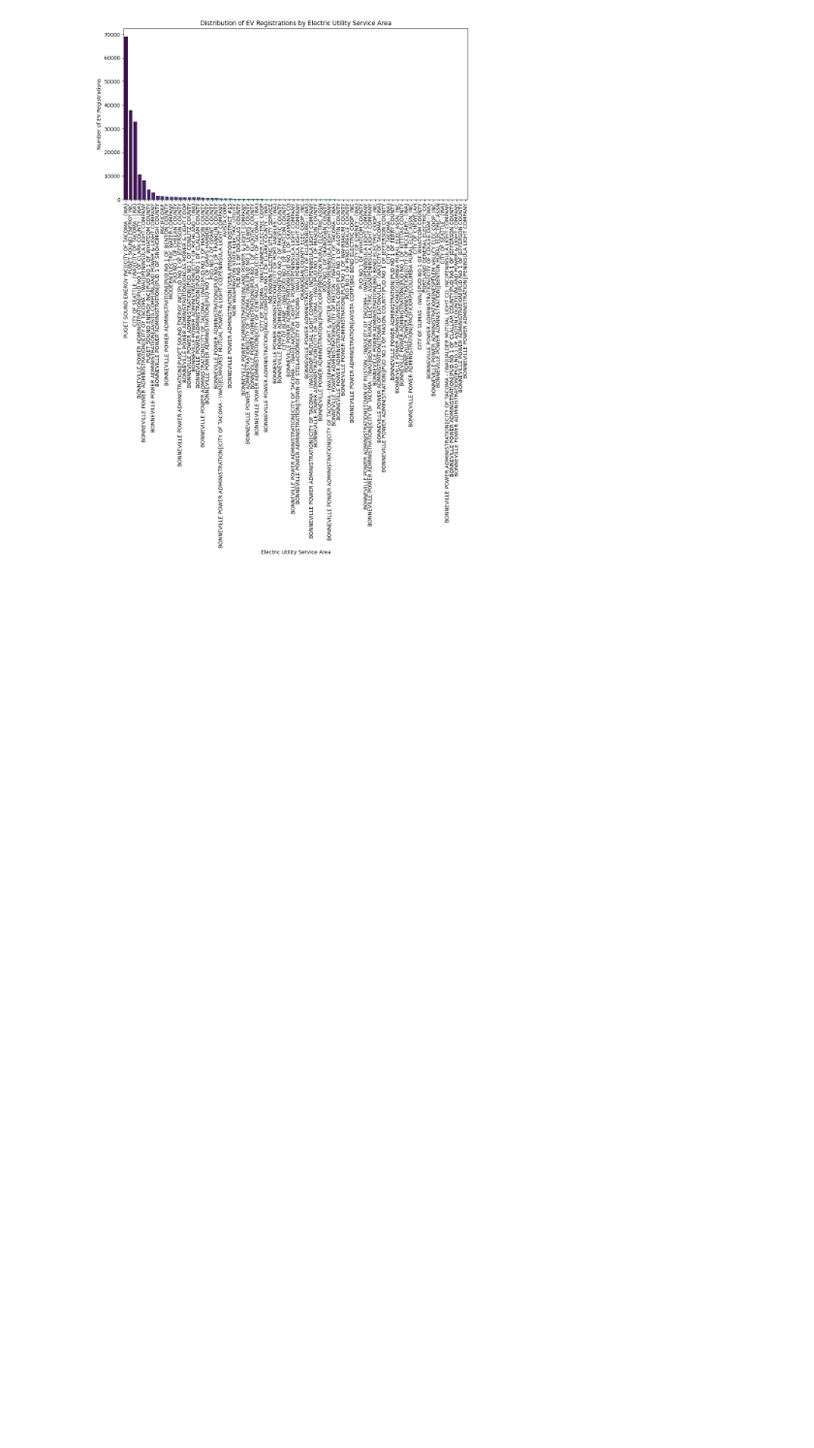
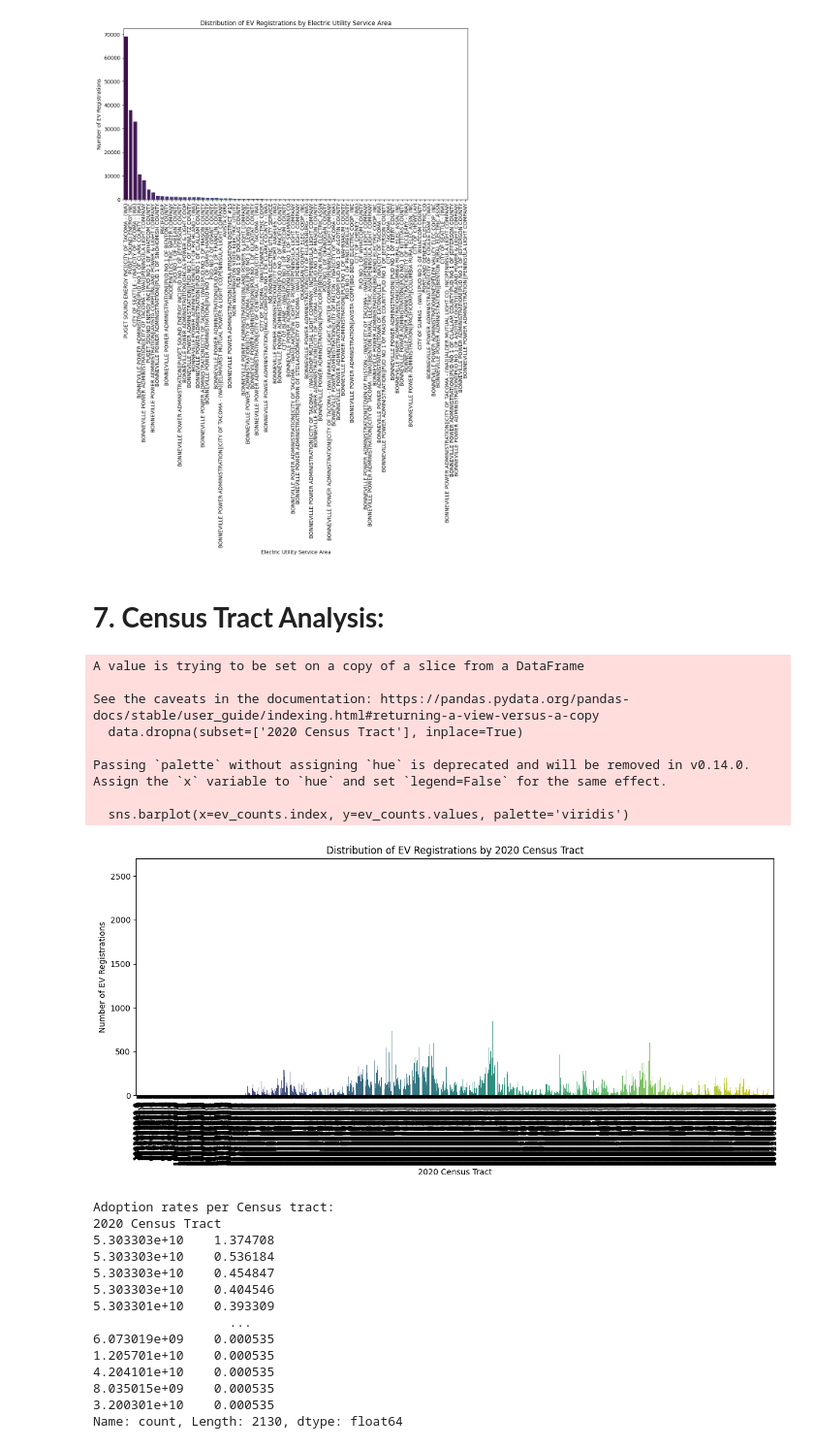
Before and after one commit to GDharan10/Project9_HorseRacePrediction, a Jupyter notebook: ElectricVehicleAnalysis_WA.ipynb, the cells around one changed output. Shown at 97% size. Saved outputs shown, nothing was run; the diff lists cells and outputs as text; code cells hidden in the pictures; blank space fills up the shorter version.

```diff
--- a/ElectricVehicleAnalysis_WA.ipynb
+++ b/ElectricVehicleAnalysis_WA.ipynb
@@ -397,3 +384,76 @@ Passing `palette` without assigning `hue` is deprecated and will be removed in v
 
   sns.barplot(x=ev_counts.index, y=ev_counts.values, palette='viridis')
 [figure]
+# %% [markdown]
+# **7. Census Tract Analysis:**
+# %%
+import pandas as pd
+import matplotlib.pyplot as plt
+import seaborn as sns
+
+# Load the dataset
+file_path = '/content/drive/MyDrive/Task/Electric Vehicle Dataset Analysis - WA/Electric_Vehicle_Population_Data.csv'
+df = pd.read_csv(file_path)
+
+# Select relevant columns for analysis
+data = df[['2020 Census Tract']]
+
+# Clean data: Drop any rows with missing values in Census Tract
+data.dropna(subset=['2020 Census Tract'], inplace=True)
+
+# Count EV registrations per Census tract
+ev_counts = data['2020 Census Tract'].value_counts()
+
+# Optionally, merge with Census tract demographic data if available
+# Example: Assume you have demographic data in another DataFrame 'demographic_data'
+# Merge on '2020 Census Tract' column
+# merged_data = pd.merge(data, demographic_data, left_on='2020 Census Tract', right_on='Census Tract')
+
+# Plot distribution of EV registrations by Census tract
+plt.figure(figsize=(12, 6))
+sns.barplot(x=ev_counts.index, y=ev_counts.values, palette='viridis')
+plt.title('Distribution of EV Registrations by 2020 Census Tract')
+plt.xlabel('2020 Census Tract')
+plt.ylabel('Number of EV Registrations')
+plt.xticks(rotation=90)
+plt.tight_layout()
+plt.show()
+
+# Calculate adoption rates per Census tract
+total_ev = len(data)
+adoption_rates = ev_counts / total_ev * 100
+
+# Print adoption rates per Census tract
+print("Adoption rates per Census tract:")
+print(adoption_rates)
+
+# Insights and Recommendations
+# Example: Conduct correlation analysis with demographic variables (income, education, etc.)
+# Example: demographic_data.corrwith(adoption_rates)
+
+# Recommend targeted marketing and outreach strategies
+# Address equity concerns in EV adoption policies based on demographic insights
+# %% [output]
+A value is trying to be set on a copy of a slice from a DataFrame
+
+See the caveats in the documentation: https://pandas.pydata.org/pandas-docs/stable/user_guide/indexing.html#returning-a-view-versus-a-copy
+  data.dropna(subset=['2020 Census Tract'], inplace=True)
+
+Passing `palette` without assigning `hue` is deprecated and will be removed in v0.14.0. Assign the `x` variable to `hue` and set `legend=False` for the same effect.
+
+  sns.barplot(x=ev_counts.index, y=ev_counts.values, palette='viridis')
+[figure, added]
+Adoption rates per Census tract:
+2020 Census Tract
+5.303303e+10    1.374708
+5.303303e+10    0.536184
+5.303303e+10    0.454847
+5.303303e+10    0.404546
+5.303301e+10    0.393309
+                  ...
+6.073019e+09    0.000535
+1.205701e+10    0.000535
+4.204101e+10    0.000535
+8.035015e+09    0.000535
+3.200301e+10    0.000535
+Name: count, Length: 2130, dtype: float64
```
Also changed, not shown: parts of 8 cells of this notebook.
